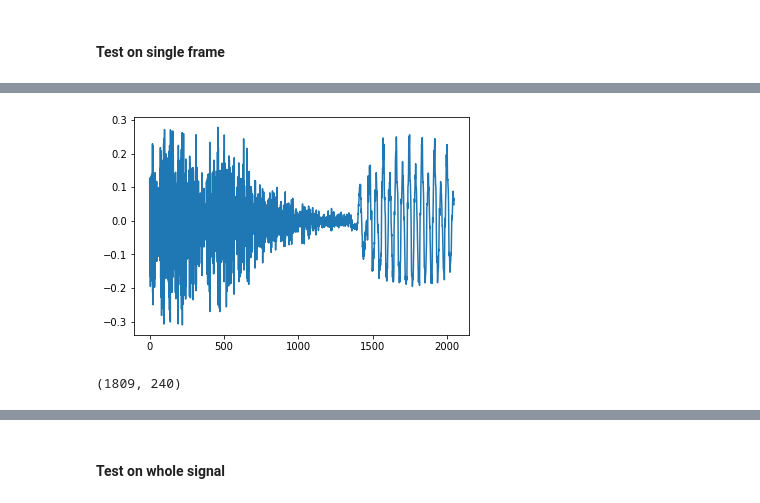
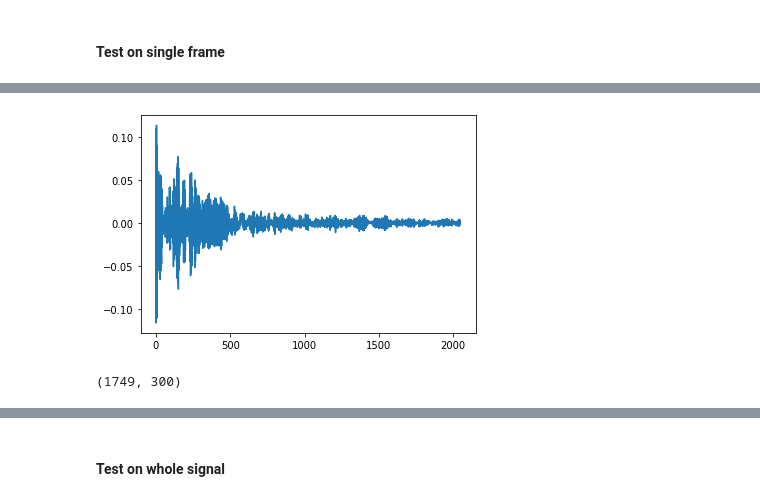
Before and after one commit to ivanvovk/dmdx, a Jupyter notebook: test.ipynb, the cells around one changed output, grey strips where cells are left out. Cells and saved outputs as stored; diff of their text form; code cells hidden in the pictures.

```diff
--- a/test.ipynb
+++ b/test.ipynb
@@ -14,6 +15,6 @@ mp.cpu_count()
 # %%
-FRAME_LENGTH = 2048
-HOP_LENGTH = 1024
+FRAME_LENGTH = 1024
+HOP_LENGTH = 512
 
 y, sr = librosa.load('./data/lj_0.wav')
 frames = librosa.util.frame(
@@ -30,22 +31,23 @@ max=-0.340301513671875, min=0.411651611328125
 # %% [markdown]
 #### Test on single frame
 # %%
-IDX = 80
+IDX = 20
 
 frame = frames[IDX]
 plt.plot(frame);
 display(Audio(frame, rate=sr))
 # %% [output]
 [interactive output not drawn]
-[figure, old version]
+[figure, new version]
 # %%
-N_FREQS_TO_CAPTURE = 80
-FL, HL = 3*N_FREQS_TO_CAPTURE, 1
+N_FREQS_TO_CAPTURE = 150
+FL, HL = 2*N_FREQS_TO_CAPTURE, 1
+N_CHANNELS = 120
 
 subframes = librosa.util.frame(
     frame, axis=0, frame_length=FL, hop_length=HL
 ).astype(np.float32)
 subframes.shape
 # %% [output]
-(1809, 240)
+(1749, 300)
 # %%
```
Also changed, not shown: parts of 14 cells of this notebook, 1 other file.
